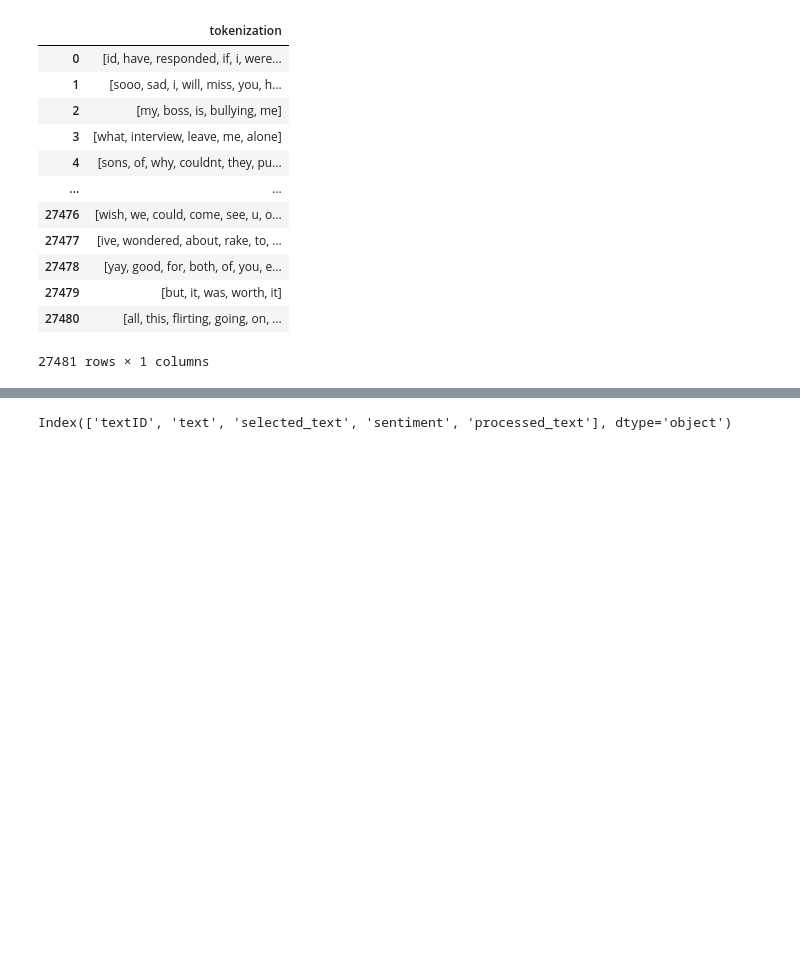
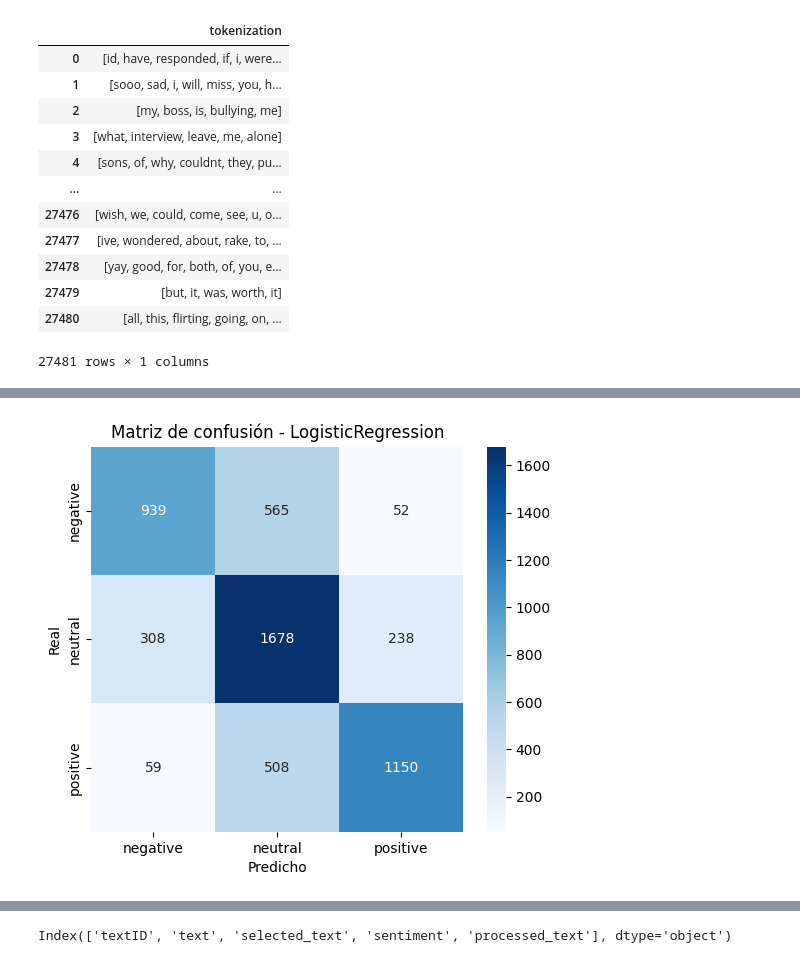
Before and after one commit to Tokodres/Taller1-IA, a Jupyter notebook: sentimientos.ipynb, the cells around one changed output, grey strips where cells are left out. Drawn from its saved outputs; the diff is of its cells as text; code cells hidden in the pictures; blank space fills up the shorter version.

```diff
--- a/sentimientos.ipynb
+++ b/sentimientos.ipynb
@@ -64,0 +138,88 @@ df[["tokenization"]]
+# %%
+# Imports
+import pandas as pd
+from sklearn.model_selection import train_test_split
+from sklearn.feature_extraction.text import TfidfVectorizer
+from sklearn.preprocessing import LabelEncoder
+from sklearn.linear_model import LogisticRegression
+from sklearn.naive_bayes import MultinomialNB
+from sklearn.metrics import (
+    accuracy_score, precision_score, recall_score, f1_score,
+    classification_report, confusion_matrix
+)
+import matplotlib.pyplot as plt
+import seaborn as sns
+
+# --- 0) Datos (ya tienes df) ---
+# Si necesitas recargar:
+# df = pd.read_csv('Tweets.csv', encoding='latin-1')
+
+print("Columnas:", df.columns.tolist())
+print("Clases de sentiment (ejemplos):", df['sentiment'].value_counts())
+
+# --- 1) Preparar X e y ---
+X = df['lemmatized_text'].fillna('')   # texto lematizado
+y = df['sentiment'].fillna('neutral')  # por si hay nulos
+
+# --- 2) Codificar etiquetas (texto -> números) ---
+le = LabelEncoder()
+y_enc = le.fit_transform(y)
+print("Mapping etiquetas -> números:", dict(zip(le.classes_, range(len(le.classes_)))))
+
+# --- 3) Dividir en train/test (estratificando por clase) ---
+X_train, X_test, y_train, y_test = train_test_split(
+    X, y_enc, test_size=0.2, random_state=42, stratify=y_enc
+)
+
+# --- 4) Vectorizar texto (TF-IDF) ---
+vectorizer = TfidfVectorizer(max_features=5000, ngram_range=(1,2))
+X_train_vec = vectorizer.fit_transform(X_train)
+X_test_vec = vectorizer.transform(X_test)
+
+# -----------------------------
+# Opcional: probar dos modelos y comparar
+models = {
+    "LogisticRegression": LogisticRegression(max_iter=1000),
+    "MultinomialNB": MultinomialNB()
+}
+
+results = {}
+for name, model in models.items():
+    print(f"\nEntrenando {name} ...")
+    model.fit(X_train_vec, y_train)
+    y_pred = model.predict(X_test_vec)
+
+    acc = accuracy_score(y_test, y_pred)
+    prec = precision_score(y_test, y_pred, average='weighted', zero_division=0)
+    rec = recall_score(y_test, y_pred, average='weighted', zero_division=0)
+    f1 = f1_score(y_test, y_pred, average='weighted', zero_division=0)
+
+    print(f"{name} -> Accuracy: {acc:.4f}  Precision: {prec:.4f}  Recall: {rec:.4f}  F1: {f1:.4f}")
+    print("\nClassification report:")
+    print(classification_report(y_test, y_pred, target_names=le.classes_, zero_division=0))
+
+    # Guardar resultados para comparar
+    results[name] = {"model": model, "y_pred": y_pred, "metrics": (acc, prec, rec, f1)}
+
+# --- 5) Matriz de confusión (para el mejor modelo; aquí ejemplo con LogisticRegression) ---
+best_name = max(results, key=lambda k: results[k]["metrics"][3])  # elegir por F1
+best_pred = results[best_name]["y_pred"]
+print(f"\nMejor modelo según F1: {best_name}")
+
+cm = confusion_matrix(y_test, best_pred)
+plt.figure(figsize=(6,5))
+sns.heatmap(cm, annot=True, fmt='d', xticklabels=le.classes_, yticklabels=le.classes_, cmap='Blues')
+plt.xlabel('Predicho')
+plt.ylabel('Real')
+plt.title(f'Matriz de confusión - {best_name}')
+plt.show()
+
+# --- 6) Guardar predicciones (opcional) ---
+df_test = pd.DataFrame({
+    "text": X_test,
+    "true_label": le.inverse_transform(y_test),
+    "predicted_label": le.inverse_transform(best_pred)
+})
+df_test.to_csv("predicciones_sentimiento_test.csv", index=False)
+print("Predicciones guardadas en 'predicciones_sentimiento_test.csv'")
+# %% [output]
@@ -64,0 +243 @@ df[["tokenization"]]
+[figure, added]
```
Also changed, not shown: parts of 11 cells of this notebook, 1 other file.
